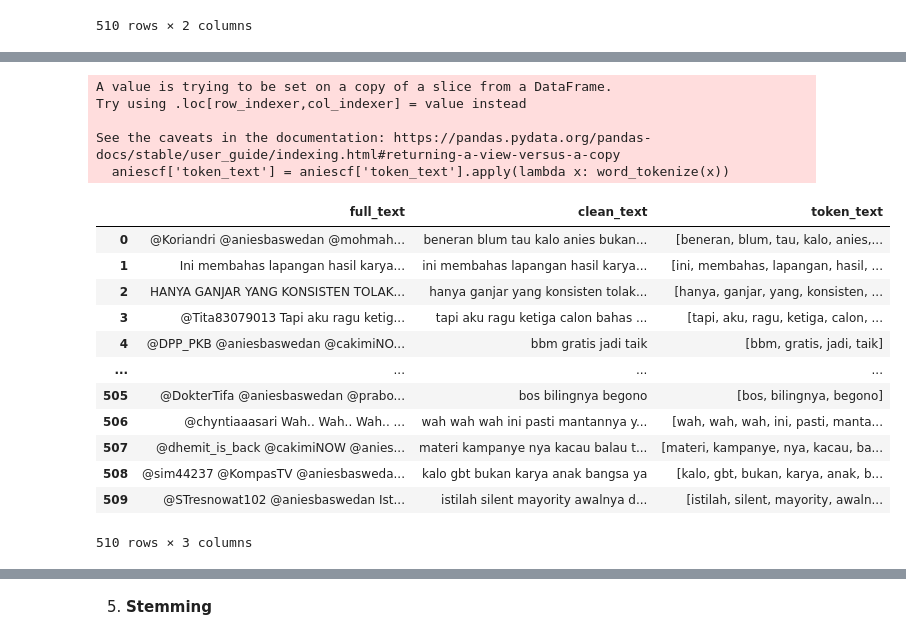
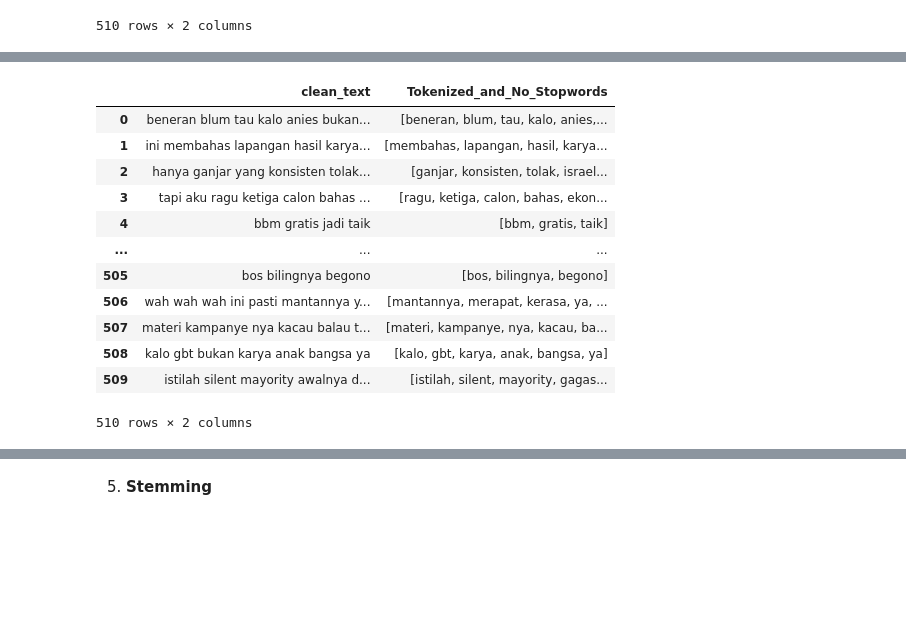
Before and after one commit to Alisya0910/SkripsiAlisya, a Jupyter notebook: Preprocessing.ipynb, the cells around one changed output, grey strips where cells are left out. Drawn from its saved outputs; the diff is of its cells as text; code cells hidden in the pictures; blank space fills up the shorter version.

```diff
--- a/Preprocessing.ipynb
+++ b/Preprocessing.ipynb
@@ -142,2 +151,0 @@ aniescf
-# %%
-aniescf['token_text'] = aniescf.loc[:, 'clean_text']
@@ -149,0 +157,29 @@ See the caveats in the documentation: https://pandas.pydata.org/pandas-docs/stab
+# %%
+import pandas as pd
+from nltk.tokenize import word_tokenize
+from nltk.corpus import stopwords
+import nltk
+
+# Download kumpulan stopword untuk bahasa Indonesia
+nltk.download('punkt')
+nltk.download('stopwords')
+
+# Contoh DataFrame
+aniescf['clean_text'] = aniescf['clean_text']
+aniescf['clean_text'] = pd.DataFrame(aniescf['clean_text'])
+
+# Fungsi untuk melakukan tokenisasi dan penghapusan stopword
+def tokenize_and_remove_stopwords(text):
+    # Tokenisasi kata-kata
+    words = word_tokenize(text)
+
+    # Mengambil stopword bahasa Indonesia
+    stop_words = set(stopwords.words('indonesian'))
+
+    # Menghapus stopword dari kata-kata
+    filtered_words = [word for word in words if word.lower() not in stop_words]
+
+    return filtered_words
+
+# Tokenisasi dan penghapusan stopword pada setiap elemen dalam kolom 'Text'
+aniescf['Tokenized_and_No_Stopwords'] = aniescf['clean_text'].apply(tokenize_and_remove_stopwords)
@@ -152,26 +222,16 @@ aniescf
-# %%
-from nltk.tokenize import word_tokenize
-
-aniescf['token_text'] = aniescf['token_text'].apply(lambda x: word_tokenize(x))
-# %% [output]
-A value is trying to be set on a copy of a slice from a DataFrame.
-Try using .loc[row_indexer,col_indexer] = value instead
-
-See the caveats in the documentation: https://pandas.pydata.org/pandas-docs/stable/user_guide/indexing.html#returning-a-view-versus-a-copy
-  aniescf['token_text'] = aniescf['token_text'].apply(lambda x: word_tokenize(x))
 # %%
-aniescf
+aniescf[['clean_text','Tokenized_and_No_Stopwords']]
 # %% [output]
-|  | full_text | clean_text | token_text |
-| 0 | @Koriandri @aniesbaswedan @mohmah... | beneran blum tau kalo anies bukan... | [beneran, blum, tau, kalo, anies,... |
-| 1 | Ini membahas lapangan hasil karya... | ini membahas lapangan hasil karya... | [ini, membahas, lapangan, hasil, ... |
-| 2 | HANYA GANJAR YANG KONSISTEN TOLAK... | hanya ganjar yang konsisten tolak... | [hanya, ganjar, yang, konsisten, ... |
-| 3 | @Tita83079013 Tapi aku ragu ketig... | tapi aku ragu ketiga calon bahas ... | [tapi, aku, ragu, ketiga, calon, ... |
-| 4 | @DPP_PKB @aniesbaswedan @cakimiNO... | bbm gratis jadi taik | [bbm, gratis, jadi, taik] |
-| ... | ... | ... | ... |
-| 505 | @DokterTifa @aniesbaswedan @prabo... | bos bilingnya begono | [bos, bilingnya, begono] |
-| 506 | @chyntiaaasari Wah.. Wah.. Wah.. ... | wah wah wah ini pasti mantannya y... | [wah, wah, wah, ini, pasti, manta... |
-| 507 | @dhemit_is_back @cakimiNOW @anies... | materi kampanye nya kacau balau t... | [materi, kampanye, nya, kacau, ba... |
-| 508 | @sim44237 @KompasTV @aniesbasweda... | kalo gbt bukan karya anak bangsa ya | [kalo, gbt, bukan, karya, anak, b... |
-| 509 | @STresnowat102 @aniesbaswedan Ist... | istilah silent mayority awalnya d... | [istilah, silent, mayority, awaln... |
+|  | clean_text | Tokenized_and_No_Stopwords |
+| 0 | beneran blum tau kalo anies bukan... | [beneran, blum, tau, kalo, anies,... |
+| 1 | ini membahas lapangan hasil karya... | [membahas, lapangan, hasil, karya... |
+| 2 | hanya ganjar yang konsisten tolak... | [ganjar, konsisten, tolak, israel... |
+| 3 | tapi aku ragu ketiga calon bahas ... | [ragu, ketiga, calon, bahas, ekon... |
+| 4 | bbm gratis jadi taik | [bbm, gratis, taik] |
+| ... | ... | ... |
+| 505 | bos bilingnya begono | [bos, bilingnya, begono] |
+| 506 | wah wah wah ini pasti mantannya y... | [mantannya, merapat, kerasa, ya, ... |
+| 507 | materi kampanye nya kacau balau t... | [materi, kampanye, nya, kacau, ba... |
+| 508 | kalo gbt bukan karya anak bangsa ya | [kalo, gbt, karya, anak, bangsa, ya] |
+| 509 | istilah silent mayority awalnya d... | [istilah, silent, mayority, gagas... |
-510 rows × 3 columns
+510 rows × 2 columns
```
Also changed, not shown: parts of 17 cells of this notebook.
